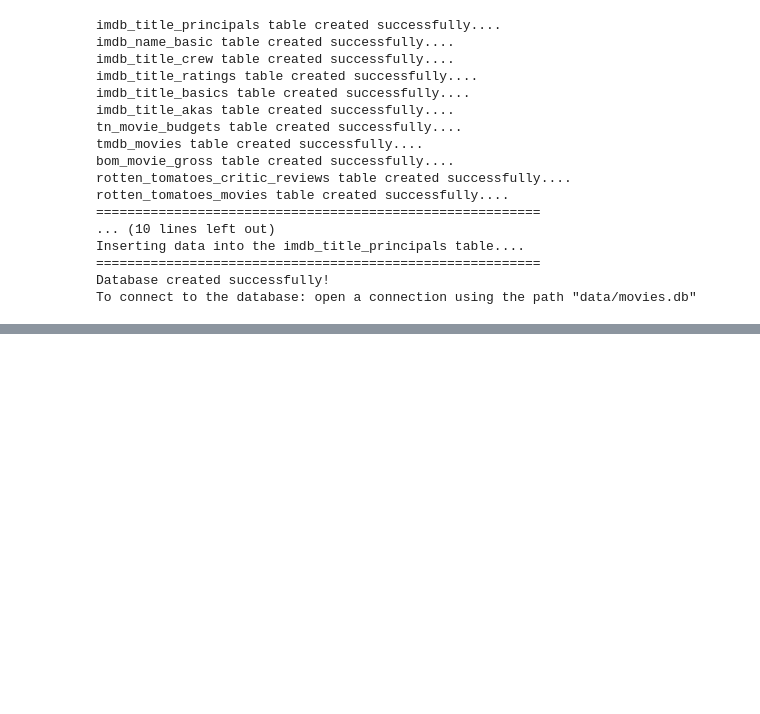
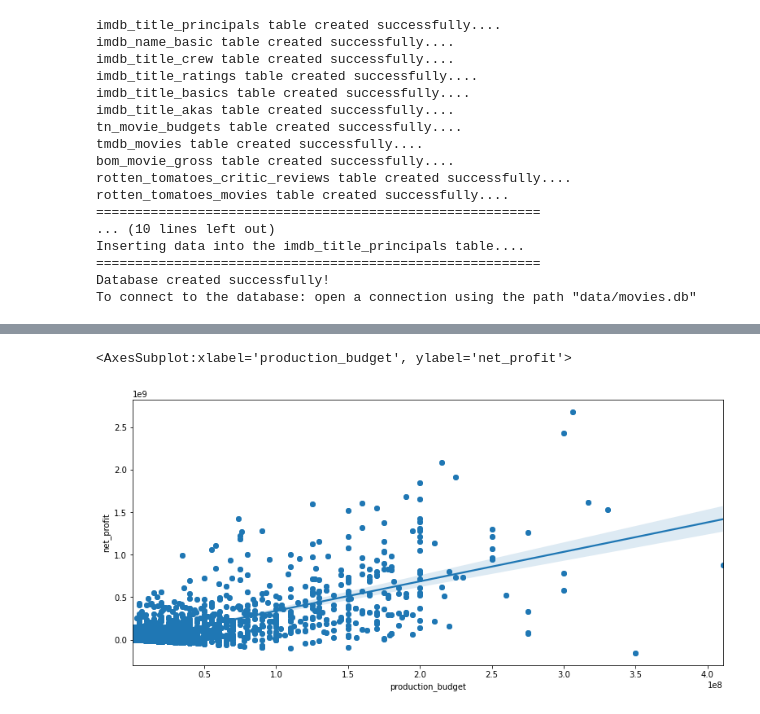
Before and after one commit to john-c-simmons/microsoft_film_reccomendation, a Jupyter notebook: opening data.ipynb, the cells around one changed output, grey strips where cells are left out. Drawn from its saved outputs; the diff is of its cells as text; code cells hidden in the pictures; blank space fills up the shorter version.

```diff
--- a/opening data.ipynb
+++ b/opening data.ipynb
@@ -307,0 +140,6 @@ def create_movies_db():
+# %%
+tndfp = tndf[(tndf['net_profit'] >= tndf['production_budget'])]
+fig = plt.figure(figsize=(16,6))
+n, bins, patches = plt.hist(tndfp.production_budget)
+ax.hist(tndfp['production_budget'], 20)
+plt.xticks(bins)
@@ -307,0 +171,5 @@ def create_movies_db():
+# %%
+tndfp['logged_budget'] = np.log(tndfp['production_budget'])
+tndfp['total_gross'] = tndfp['worldwide_gross'] + tndfp['domestic_gross']
+tndfp['net_profit'] = tndfp['total_gross'] - tndfp['production_budget']
+tndfp['return_on_investment'] = tndfp['total_gross'] / tndfp['production_budget']
@@ -307,0 +197,7 @@ def create_movies_db():
+# %%
+log_budget_mean = tndfp['logged_budget'].mean()
+log_budget_std = tndfp['logged_budget'].std()
+upper_thresh = log_budget_mean + log_budget_std * 2
+lower_thresh = log_budget_mean - log_budget_std * 2
+
+nrml = tndfp[(tndfp.logged_budget > lower_thresh) & (tndfp.logged_budget < upper_thresh)]
@@ -307,0 +207,7 @@ def create_movies_db():
+# %%
+plot_one_fig, plot_one_ax = plt.subplots(figsize=(13,6))
+plot_one_ax.scatter(nrml['production_budget'], nrml['net_profit'])
+sns.regplot (data = nrml, x='production_budget', y= 'net_profit')
+# %% [output]
+<AxesSubplot:xlabel='production_budget', ylabel='net_profit'>
+[figure, added]
```
Also changed, not shown: parts of 32 cells of this notebook, 1 other file.
